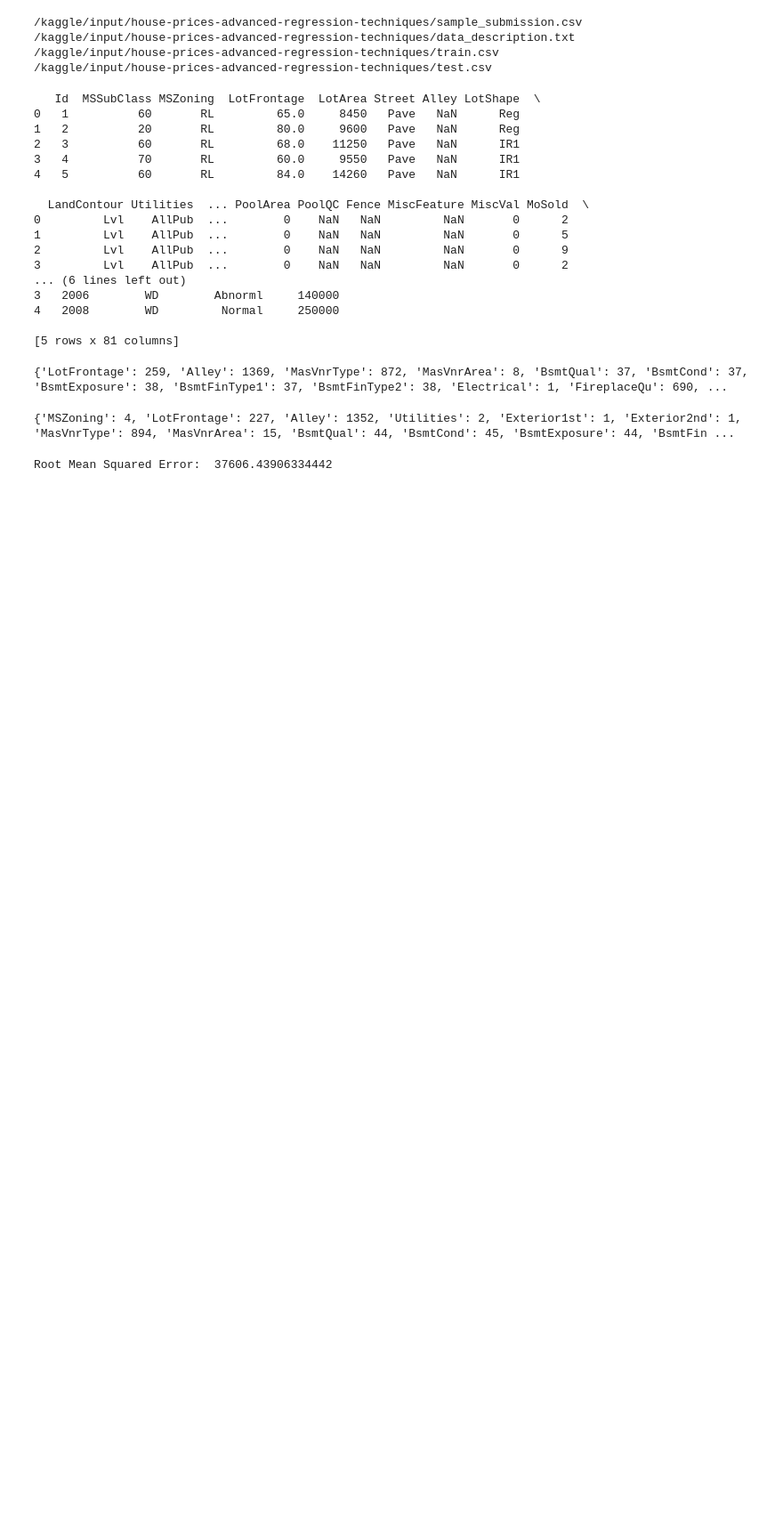
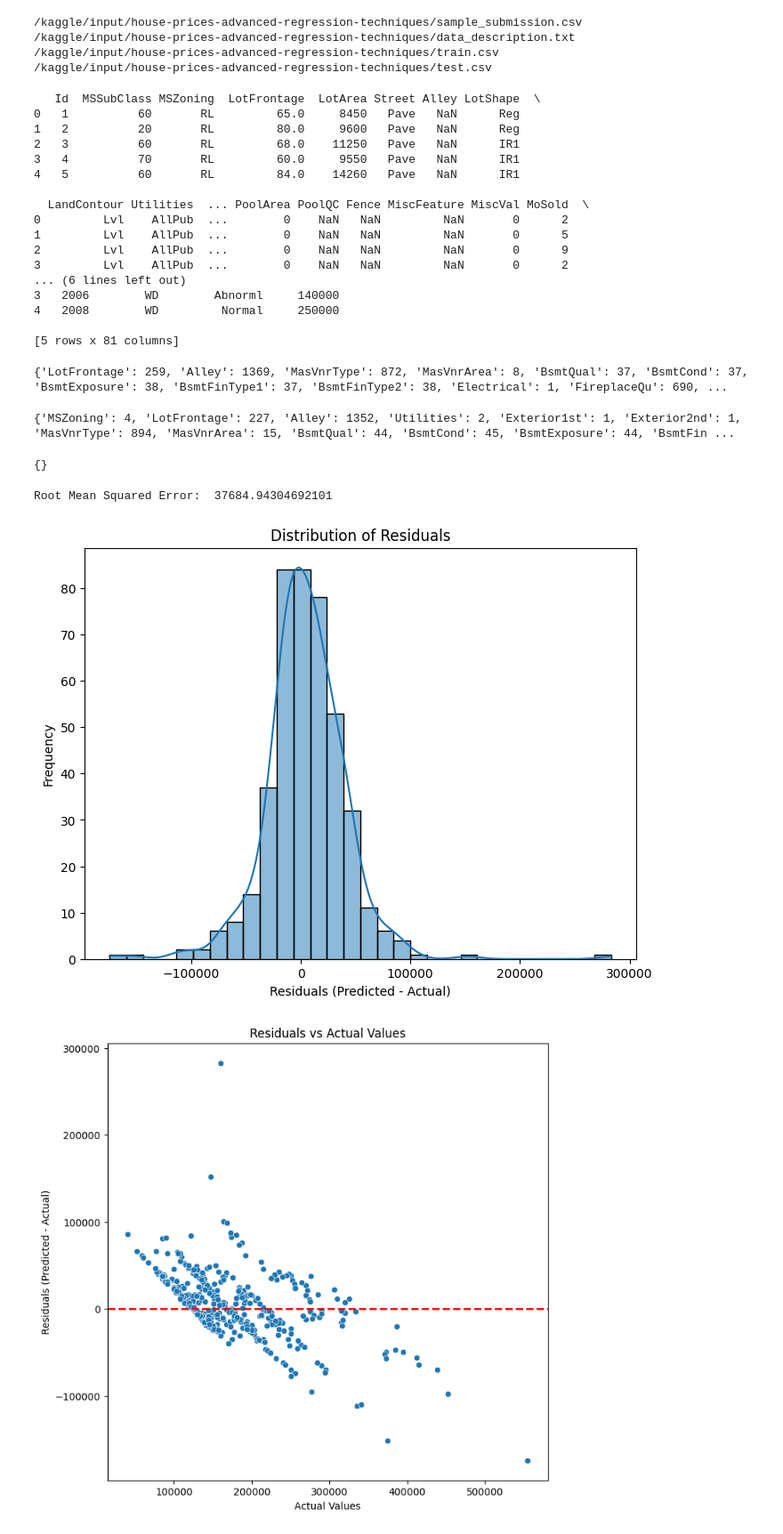
Before and after one commit to sully184/sully184, a Jupyter notebook: notebook2b605d95e0.ipynb, the cells around one changed output. Shown at 89% size. Cells and saved outputs as stored; diff of their text form; code cells hidden in the pictures; blank space fills up the shorter version.

```diff
--- a/notebook2b605d95e0.ipynb
+++ b/notebook2b605d95e0.ipynb
@@ -67,15 +67,20 @@ print(missing_dict)
 #handling missing data
 
 #dropping columns with too much missing data
-train_data.drop(columns=['Alley', 'PoolQC', 'Fence', 'MiscFeature', 'FireplaceQu'], inplace=True)
+train_data.drop(columns=['Alley', 'PoolQC', 'Fence', 'MiscFeature', 'FireplaceQu',
+                         'RoofMatl',  'BsmtUnfSF', 'BsmtHalfBath', 'GarageYrBlt',
+                         '3SsnPorch', 'ScreenPorch', 'MiscVal'], inplace=True)
+train_data.drop(columns=['MSSubClass', 'Street', 'Utilities', 'Condition2',
+                         'BsmtFinSF2', 'LowQualFinSF', 'KitchenAbvGr',
+                          'PoolArea', 'GarageFinish'], inplace=True)
 
 #dropping missing values
-drop_list = ['Electrical', 'BsmtQual', 'BsmtCond', 'BsmtExposure', 'BsmtFinType1', 'BsmtFinType2']
+drop_list = ['Electrical', 'BsmtQual', 'BsmtCond', 'BsmtExposure','BsmtFinType2']
 for i in drop_list:
     train_data.dropna(subset=[i], inplace=True)
 
 #filling in missing data
-fill_list = ['GarageType', 'GarageYrBlt', 'GarageFinish', 'GarageQual', 'GarageCond']
+fill_list = ['GarageType', 'GarageQual', 'GarageCond']
 
 for i in fill_list:
     train_data[i].fillna(train_data[i].mode().iloc[0], inplace=True)
@@ -105,6 +125,11 @@ test_data['LotFrontage'].fillna(test_data['LotFrontage'].mean(), inplace=True)
 test_data['MasVnrArea'].fillna(test_data['MasVnrArea'].mean(), inplace=True)
 
 test_data['MasVnrType'].fillna('None', inplace=True)
+# %%
+cols = {column: train_data[column].isnull().sum() for column in train_data.columns if train_data[column].isnull().sum() != 0}
+print(cols)
+# %% [output]
+{}
 # %%
 #print(train_data.head(10))
 for column in test_data.columns:
@@ -156,4 +181,30 @@ predictions = rf_model.predict(X_test)
 rmse = np.sqrt(mean_squared_error(y_test, predictions))
 print("Root Mean Squared Error: ", rmse)
 # %% [output]
-Root Mean Squared Error:  37606.43906334442
+Root Mean Squared Error:  37684.94304692101
+# %%
+import matplotlib.pyplot as plt
+import seaborn as sns
+
+# Assuming 'y_test' contains actual values and 'predictions' contains predicted values
+residuals = predictions - y_test
+
+# Plotting a histogram of residuals
+plt.figure(figsize=(8, 6))
+sns.histplot(residuals, bins=30, kde=True)
+plt.title('Distribution of Residuals')
+plt.xlabel('Residuals (Predicted - Actual)')
+plt.ylabel('Frequency')
+plt.show()
+
+# Plotting a scatter plot of predicted vs actual values
+plt.figure(figsize=(8, 8))
+sns.scatterplot(x=y_test, y=residuals)
+plt.axhline(y=0, color='r', linestyle='--', linewidth=2)
+plt.title('Residuals vs Actual Values')
+plt.xlabel('Actual Values')
+plt.ylabel('Residuals (Predicted - Actual)')
+plt.show()
+# %% [output]
+[figure, added]
+[figure, added]
```
Also changed, not shown: parts of 3 cells of this notebook.
